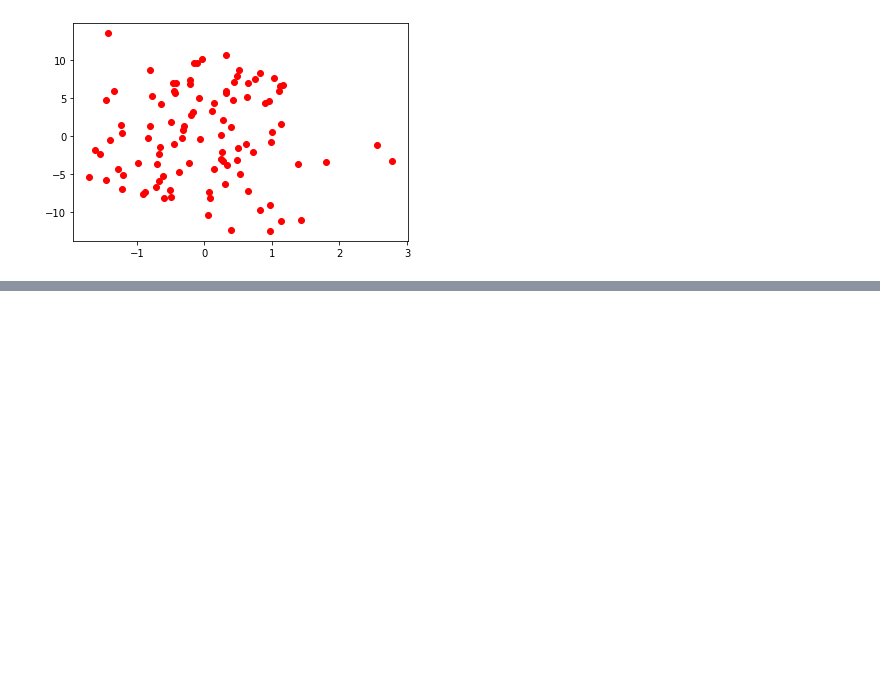
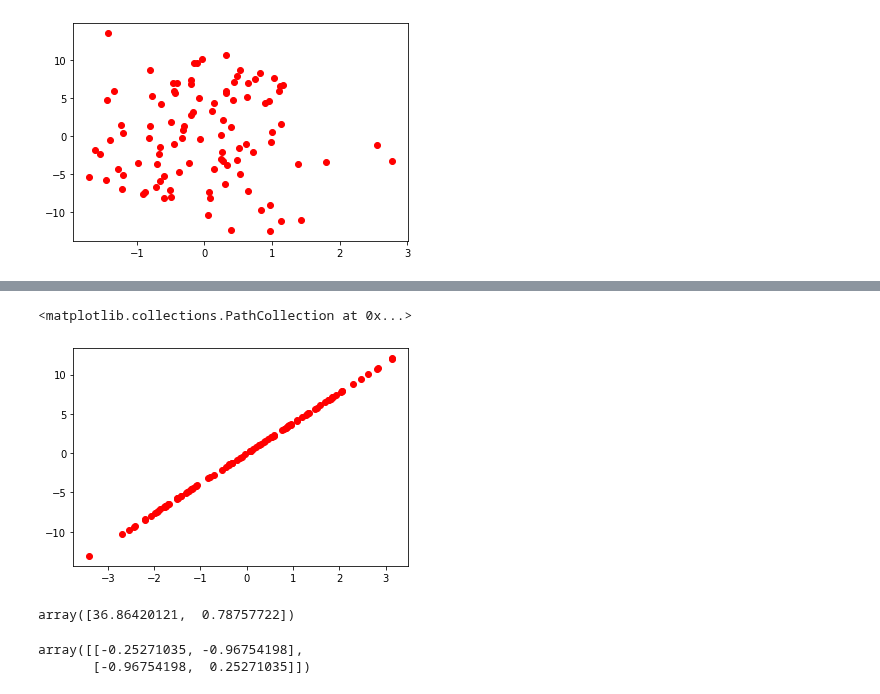
Before and after one commit to danielagda5/MetodosComputacionales202120-1, a Jupyter notebook: Week12/Covarianza.ipynb, the cells around one changed output, grey strips where cells are left out. Saved outputs shown, nothing was run; the diff lists cells and outputs as text; code cells hidden in the pictures; blank space fills up the shorter version.

```diff
--- a/Week12/Covarianza.ipynb
+++ b/Week12/Covarianza.ipynb
@@ -142,0 +187,20 @@ array([[ 7.87577218e-01, -1.43543987e-15],
+# %%
+data1 = pca.transform(data)
+#print(data1)
+newdata1 = pca.inverse_transform(data1)
+# %%
+plt.scatter( newdata1[:,0], newdata1[:,1], color='r'  )
+# %% [output]
+<matplotlib.collections.PathCollection at 0x...>
+[figure, added]
+# %%
+pca = PCA(n_components = 2)
+pca.fit(data)
+pca.explained_variance_
+# %% [output]
+array([36.86420121,  0.78757722])
+# %%
+pca.components_
+# %% [output]
+array([[-0.25271035, -0.96754198],
+       [-0.96754198,  0.25271035]])
```
Also changed, not shown: parts of 15 cells of this notebook.
